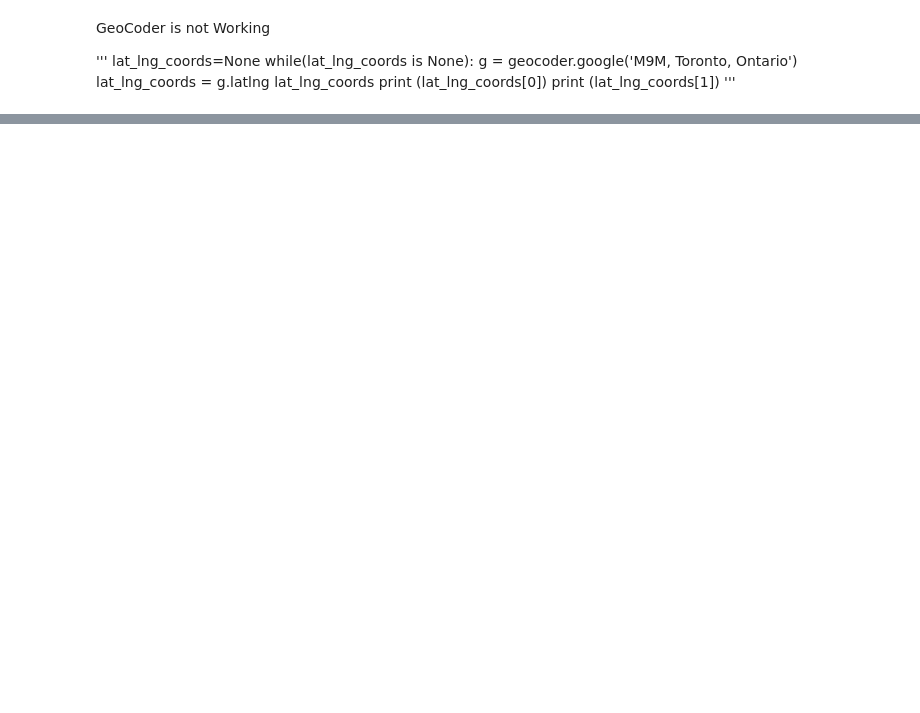
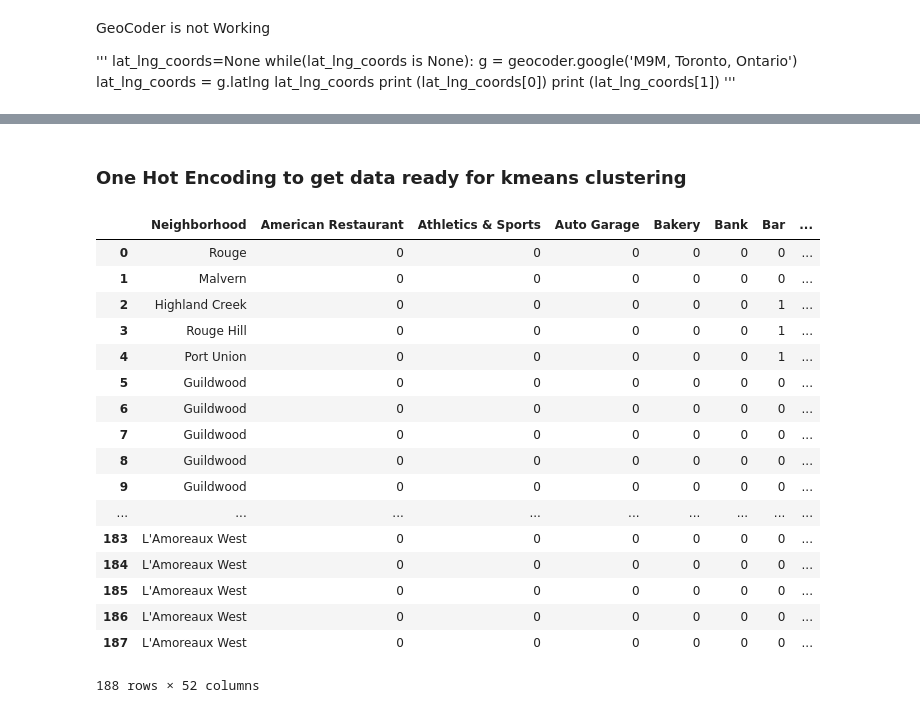
Before and after one commit to aayush860/Coursera_Capstone, a Jupyter notebook: Coursera_Capstone.ipynb, the cells around one changed output, grey strips where cells are left out. Saved outputs shown, nothing was run; the diff lists cells and outputs as text; code cells hidden in the pictures; blank space fills up the shorter version.

```diff
--- a/Coursera_Capstone.ipynb
+++ b/Coursera_Capstone.ipynb
@@ -98,0 +119,3 @@ merged_inner
+# %%
+scarborough_data = data_framee2[data_framee2['Borough'] == 'Scarborough'].reset_index(drop=True)
+scarborough_data.head()
@@ -98,0 +129,9 @@ merged_inner
+# %%
+from geopy.geocoders import Nominatim
+address = 'Scarborough, Toronto'
+
+geolocator = Nominatim(user_agent="ny_explorer")
+location = geolocator.geocode(address)
+latitude = location.latitude
+longitude = location.longitude
+print('The geograpical coordinate of Scarborough are {}, {}.'.format(latitude, longitude))
@@ -98,0 +140,18 @@ merged_inner
+# %%
+import folium
+map_scarborough = folium.Map(location=[latitude, longitude], zoom_start=10)
+
+for lat, lng, borough, neighborhood in zip(scarborough_data['Latitude'], scarborough_data['Longitude'], scarborough_data['Borough'], scarborough_data['Neighbourhood']):
+    label = '{}, {}'.format(neighborhood, borough)
+    label = folium.Popup(label, parse_html=True)
+    folium.CircleMarker(
+        [lat, lng],
+        radius=5,
+        popup=label,
+        color='blue',
+        fill=True,
+        fill_color='#3186cc',
+        fill_opacity=0.7,
+        parse_html=False).add_to(map_scarborough)
+
+map_scarborough
@@ -98,0 +245,32 @@ merged_inner
+# %% [markdown]
+### One Hot Encoding to get data ready for kmeans clustering
+# %%
+scarborough_onehot = pd.get_dummies(scarborough_venues[['Venue Category']], prefix="", prefix_sep="")
+
+# add neighborhood column back to dataframe
+scarborough_onehot['Neighborhood'] = scarborough_venues['Neighborhood']
+
+# move neighborhood column to the first column
+fixed_columns = [scarborough_onehot.columns[-1]] + list(scarborough_onehot.columns[:-1])
+scarborough_onehot = scarborough_onehot[fixed_columns]
+
+scarborough_onehot
+# %% [output]
+|  | Neighborhood | American Restaurant | Athletics & Sports | Auto Garage | Bakery | Bank | Bar | ... |
+| 0 | Rouge | 0 | 0 | 0 | 0 | 0 | 0 | ... |
+| 1 | Malvern | 0 | 0 | 0 | 0 | 0 | 0 | ... |
+| 2 | Highland Creek | 0 | 0 | 0 | 0 | 0 | 1 | ... |
+| 3 | Rouge Hill | 0 | 0 | 0 | 0 | 0 | 1 | ... |
+| 4 | Port Union | 0 | 0 | 0 | 0 | 0 | 1 | ... |
+| 5 | Guildwood | 0 | 0 | 0 | 0 | 0 | 0 | ... |
+| 6 | Guildwood | 0 | 0 | 0 | 0 | 0 | 0 | ... |
+| 7 | Guildwood | 0 | 0 | 0 | 0 | 0 | 0 | ... |
+| 8 | Guildwood | 0 | 0 | 0 | 0 | 0 | 0 | ... |
+| 9 | Guildwood | 0 | 0 | 0 | 0 | 0 | 0 | ... |
+| ... | ... | ... | ... | ... | ... | ... | ... | ... |
+| 183 | L'Amoreaux West | 0 | 0 | 0 | 0 | 0 | 0 | ... |
+| 184 | L'Amoreaux West | 0 | 0 | 0 | 0 | 0 | 0 | ... |
+| 185 | L'Amoreaux West | 0 | 0 | 0 | 0 | 0 | 0 | ... |
+| 186 | L'Amoreaux West | 0 | 0 | 0 | 0 | 0 | 0 | ... |
+| 187 | L'Amoreaux West | 0 | 0 | 0 | 0 | 0 | 0 | ... |
+188 rows × 52 columns
```
Also changed, not shown: parts of 31 cells of this notebook.
